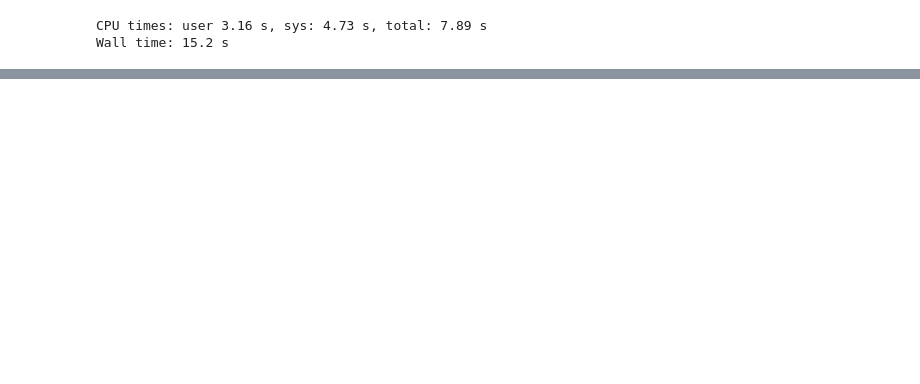
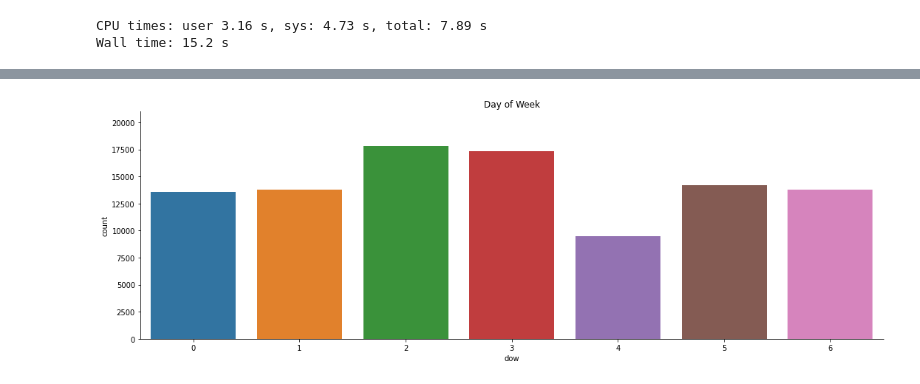
Before and after one commit to kelvinpurdom/HelsinkiCityBikes, a Jupyter notebook: notebooks/HelsinkiCityBikes.ipynb, the cells around one changed output, grey strips where cells are left out. Saved outputs shown, nothing was run; the diff lists cells and outputs as text; code cells hidden in the pictures; blank space fills up the shorter version.

Commit message:
added dow chart

```diff
--- a/notebooks/HelsinkiCityBikes.ipynb
+++ b/notebooks/HelsinkiCityBikes.ipynb
@@ -331,0 +340,10 @@ TypeError: bar() got multiple values for argument 'height'
+# %%
+palette = sns.color_palette('Paired', 10)
+sns.catplot(x="dow", kind="count", data=df.head(100000), height=5, aspect=3);
+sns.despine()
+plt.ylim(0,21000)
+plt.grid(linestyle="--", color='grey')
+plt.title('Day of Week');
+plt.show()
+# %% [output]
+[figure, added]
```
Also changed, not shown: parts of 2 cells of this notebook.
